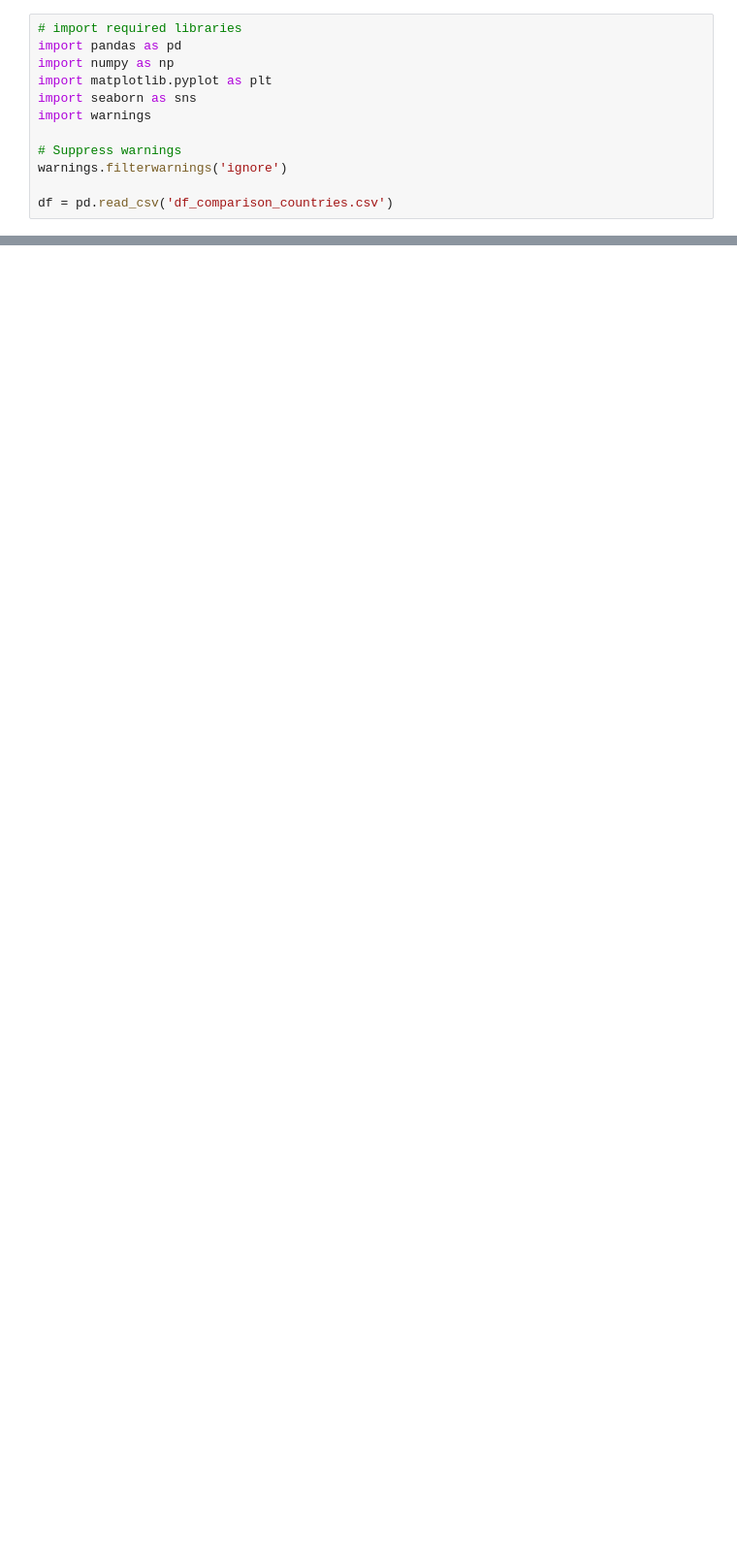
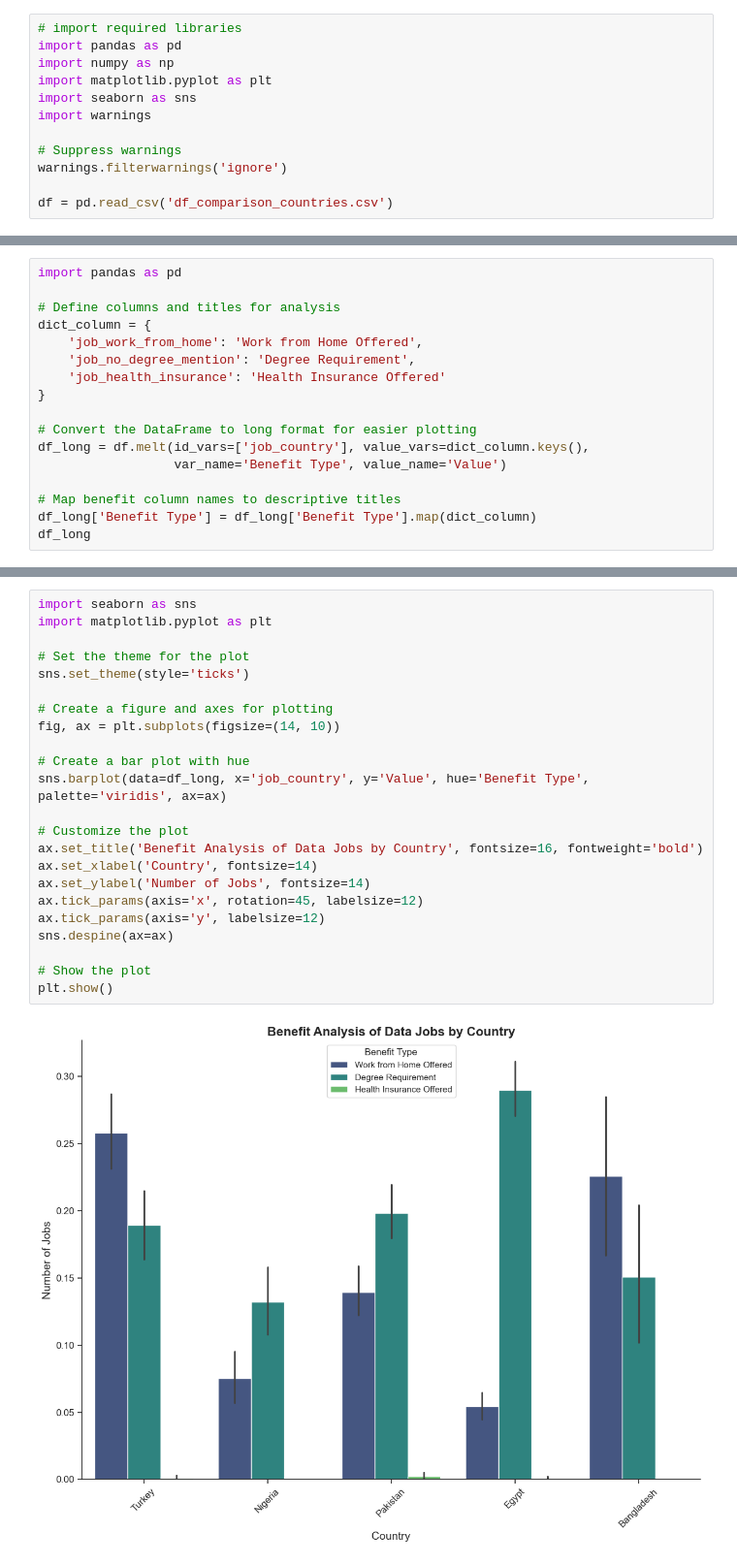
Before and after one commit to johnramal/data_jobs_pak, a Jupyter notebook: comaprative_analysis.ipynb, the cells around one changed output, grey strips where cells are left out. Shown at 97% size. Cells and saved outputs as stored; diff of their text form; blank space fills up the shorter version.

```diff
--- a/comaprative_analysis.ipynb
+++ b/comaprative_analysis.ipynb
@@ -81,0 +277,17 @@ os.listdir()
+# %%
+import pandas as pd
+
+# Define columns and titles for analysis
+dict_column = {
+    'job_work_from_home': 'Work from Home Offered',
+    'job_no_degree_mention': 'Degree Requirement',
+    'job_health_insurance': 'Health Insurance Offered'
+}
+
+# Convert the DataFrame to long format for easier plotting
+df_long = df.melt(id_vars=['job_country'], value_vars=dict_column.keys(),
+                  var_name='Benefit Type', value_name='Value')
+
+# Map benefit column names to descriptive titles
+df_long['Benefit Type'] = df_long['Benefit Type'].map(dict_column)
+df_long
@@ -81,0 +308,25 @@ os.listdir()
+# %%
+import seaborn as sns
+import matplotlib.pyplot as plt
+
+# Set the theme for the plot
+sns.set_theme(style='ticks')
+
+# Create a figure and axes for plotting
+fig, ax = plt.subplots(figsize=(14, 10))
+
+# Create a bar plot with hue
+sns.barplot(data=df_long, x='job_country', y='Value', hue='Benefit Type', palette='viridis', ax=ax)
+
+# Customize the plot
+ax.set_title('Benefit Analysis of Data Jobs by Country', fontsize=16, fontweight='bold')
+ax.set_xlabel('Country', fontsize=14)
+ax.set_ylabel('Number of Jobs', fontsize=14)
+ax.tick_params(axis='x', rotation=45, labelsize=12)
+ax.tick_params(axis='y', labelsize=12)
+sns.despine(ax=ax)
+
+# Show the plot
+plt.show()
+# %% [output]
+[figure, added]
```
Also changed, not shown: parts of 14 cells of this notebook, 2 other files.
